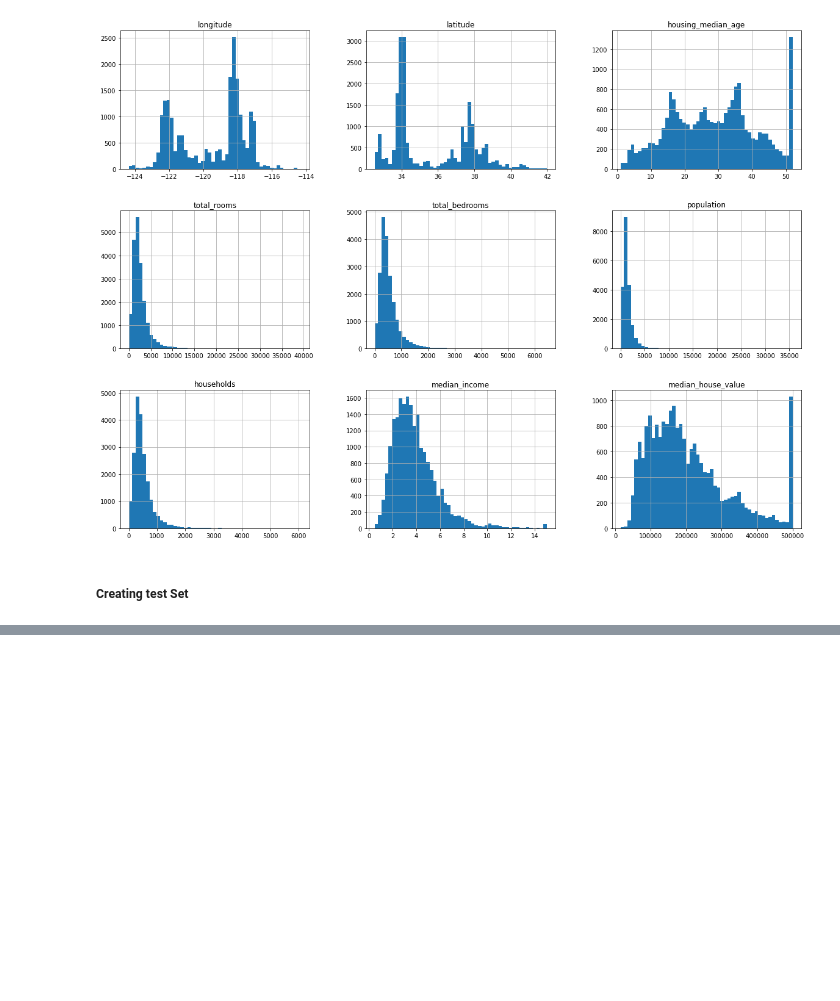
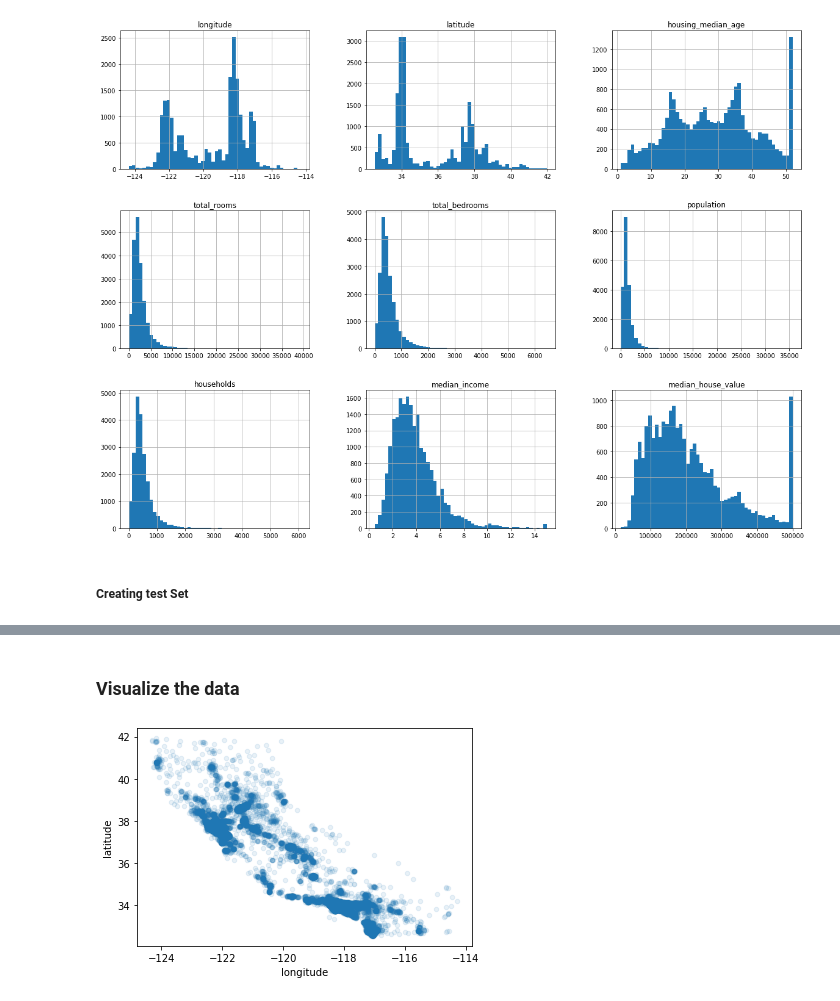
Before and after one commit to Baylor-AI/mt_QC_JO, a Jupyter notebook: Chapter_2/Chapter-2.ipynb, the cells around one changed output, grey strips where cells are left out. Saved outputs shown, nothing was run; the diff lists cells and outputs as text; code cells hidden in the pictures; blank space fills up the shorter version.

```diff
--- a/Chapter_2/Chapter-2.ipynb
+++ b/Chapter_2/Chapter-2.ipynb
@@ -118,0 +170,4 @@ plt.show()
+# %%
+strat_train_set.drop("income_cat",axis = 1,inplace=True)
+strat_test_set.drop("income_cat",axis = 1,inplace=True)
+#Important to note here is that the axis = 0, deletes the row and, axis = 1 deletes the column.
@@ -118,0 +182,13 @@ plt.show()
+# %% [markdown]
+### Visualize the data
+# %%
+'''
+It is very important to left the test set untouched and training set to be copied. we might
+chage it during visualization.
+'''
+housing = strat_train_set.copy()
+#Scatter plot to view two attributes
+housing.plot(kind="scatter",x = 'longitude',y = 'latitude',alpha = 0.1)
+plt.show()
+# %% [output]
+[figure, added]
```
Also changed, not shown: parts of 16 cells of this notebook.
